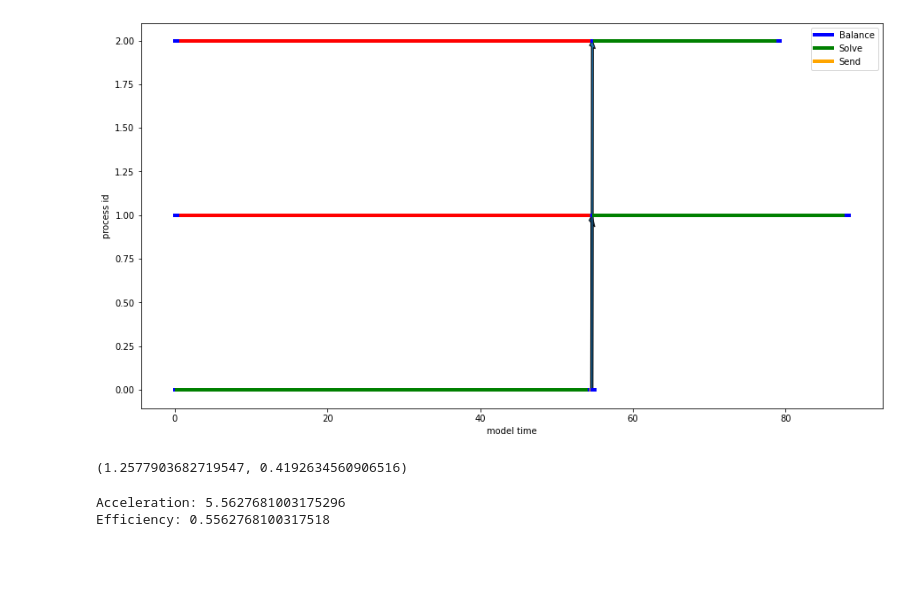
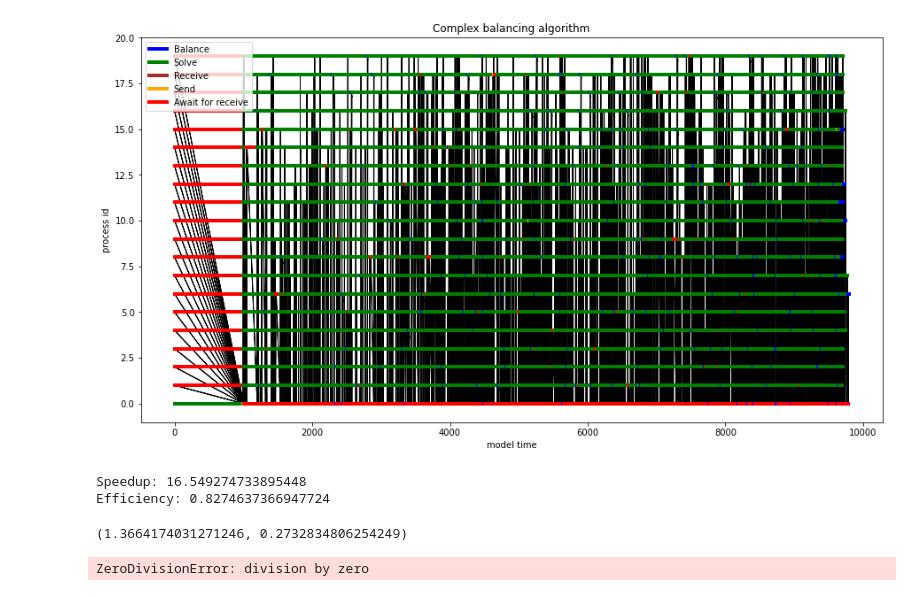
Before and after one commit to amonin7/HSECourseWork, a Jupyter notebook: Visualization.ipynb, the cells around one changed output. Cells and saved outputs as stored; diff of their text form; code cells hidden in the pictures; blank space fills up the shorter version.

```diff
--- a/Visualization.ipynb
+++ b/Visualization.ipynb
@@ -13,7 +6,7 @@ from Engine import Engine
 from tqdm import tqdm
 from progress.bar import IncrementalBar
 # %%
-def plot(trace_file: str, comm_file: str):
+def plot(trace_file: str, comm_file: str, title: str = 'plot'):
     df = pd.read_csv(trace_file, index_col=0)
 
     time = pd.read_csv(comm_file, index_col=0)
@@ -47,16 +40,16 @@ def plot(trace_file: str, comm_file: str):
                 el.append('green')
             else:
                 el.append('black')
-            status[el[-1]] = False
+            if el[-1] not in status.keys():
+                status[el[-1]] = False
             el.append(y[i])
             res.append(el)
         for el in res:
-            if not status[el[2]] and not isLegendSet:
+            if not status[el[2]]:
                 status[el[2]] = True
                 ax.plot(el[:-2], [j, j], color=el[2], linewidth=4.0, label=el[3])
             else:
                 ax.plot(el[:-2], [j, j], color=el[2], linewidth=4.0)
-        isLegendSet = True
     scale = processes / max_time
     head_width = 2
     length = head_width * scale
@@ -77,14 +70,8 @@ def plot(trace_file: str, comm_file: str):
                 ax.arrow(start, sndr, end-start, rcvr-sndr, length_includes_head=True, width=width, head_length=lenth)
     plt.xlabel('model time')
     plt.ylabel('process id')
+    plt.title(title)
     plt.show()
-# %%
-eng = Engine(proc_amount=3, max_depth=7)
-eng.run()
-
-plot('Trace.csv', 'Communication.csv')
-# %% [output]
-[figure, removed]
 # %%
 def count(trace_file: str, comm_file: str):
     df = pd.read_csv(trace_file, index_col=0)
@@ -114,9 +101,3 @@ def count(trace_file: str, comm_file: str):
     acceleration = Tseq / max_time
     efficiency = acceleration / processes
     return acceleration, efficiency
-# %%
-# for i in range(10):
-# count('Trace.csv', 'Communication.csv')+count('Trace.csv', 'Communication.csv')
-count('Trace.csv', 'Communication.csv')
-# %% [output]
-(1.2577903682719547, 0.4192634560906516)
@@ -126,9 +106,24 @@ eng.run()
+# %%
+eng = EngineThird.Engine(proc_amount=20, max_depth=40, arg=10)
+eng.run()
+
+plot('Trace33.csv', 'Communication33.csv', 'Complex balancing algorithm')
+cnt = count('Trace33.csv', 'Communication33.csv')
+print(f'Speedup: {cnt[0]}\nEfficiency: {cnt[1]}')
+# %% [output]
+[figure, added]
+Speedup: 16.549274733895448
+Efficiency: 0.8274637366947724
+# %%
+count('Trace.csv', 'Communication.csv')
+# %% [output]
+(1.3664174031271246, 0.2732834806254249)
 # %%
-am = 1000
+am = 0
 suma = (0, 0)
 for i in tqdm(range(am)):
     try:
-        eng = Engine(proc_amount=10, max_depth=40)
+        eng = Engine(proc_amount=10, max_depth=20)
         eng.run()
     except Exception:
 #         print('n')
@@ -141,5 +136,4 @@ eff_average = suma[1] / am
 
 print(f'Acceleration: {acc_average}\nEfficiency: {eff_average}')
 # %% [output]
-Acceleration: 5.5627681003175296
-Efficiency: 0.5562768100317518
+ZeroDivisionError: division by zero
```
Also changed, not shown: parts of 8 cells of this notebook, 7 other files.
